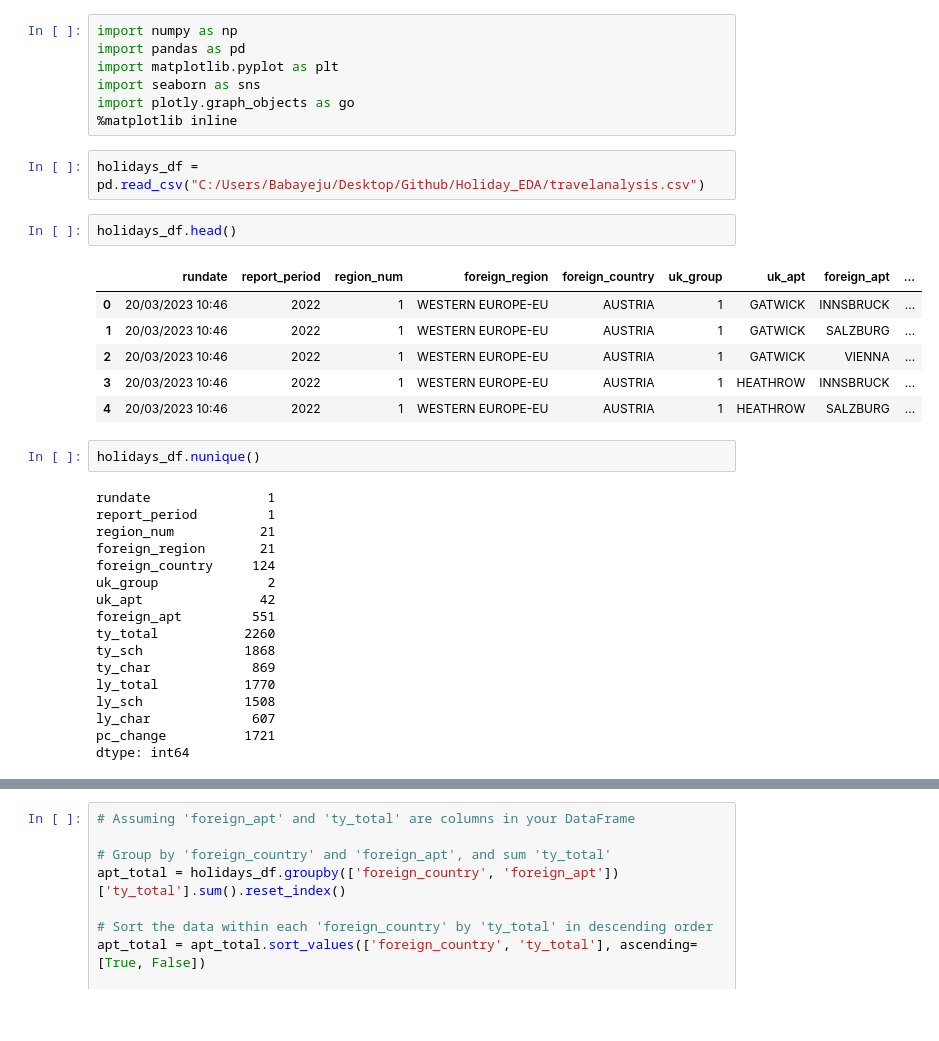
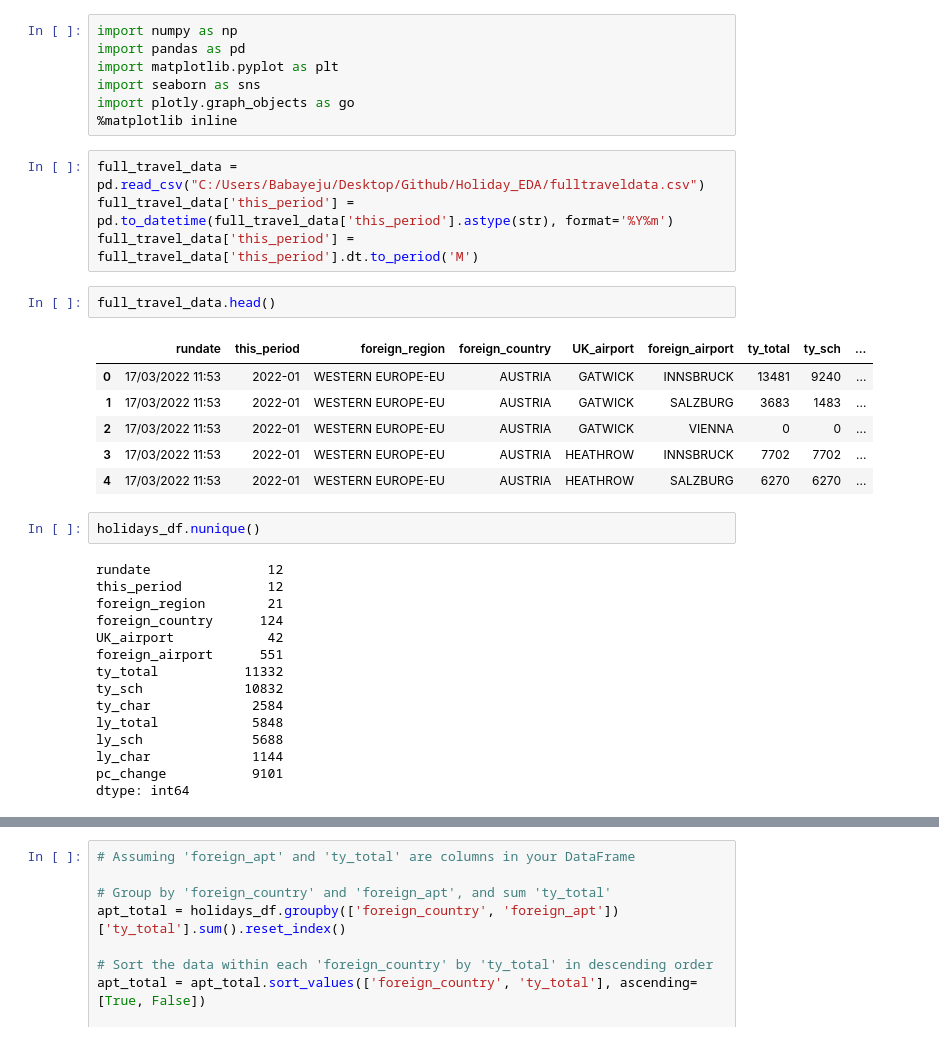
Before and after one commit to ot-babs/Holiday_EDA, a Jupyter notebook: Holiday_EDA.ipynb, the cells around one changed output, grey strips where cells are left out. Saved outputs shown, nothing was run; the diff lists cells and outputs as text; blank space fills up the shorter version.

```diff
--- a/Holiday_EDA.ipynb
+++ b/Holiday_EDA.ipynb
@@ -6,32 +6,32 @@ import seaborn as sns
 import plotly.graph_objects as go
 %matplotlib inline
 # %%
-holidays_df = pd.read_csv("C:/Users/Babayeju/Desktop/Github/Holiday_EDA/travelanalysis.csv")
+full_travel_data = pd.read_csv("C:/Users/Babayeju/Desktop/Github/Holiday_EDA/fulltraveldata.csv")
+full_travel_data['this_period'] = pd.to_datetime(full_travel_data['this_period'].astype(str), format='%Y%m')
+full_travel_data['this_period'] = full_travel_data['this_period'].dt.to_period('M')
 # %%
-holidays_df.head()
+full_travel_data.head()
 # %% [output]
-|  | rundate | report_period | region_num | foreign_region | foreign_country | uk_group | uk_apt | foreign_apt | ... |
-| 0 | 20/03/2023 10:46 | 2022 | 1 | WESTERN EUROPE-EU | AUSTRIA | 1 | GATWICK | INNSBRUCK | ... |
-| 1 | 20/03/2023 10:46 | 2022 | 1 | WESTERN EUROPE-EU | AUSTRIA | 1 | GATWICK | SALZBURG | ... |
-| 2 | 20/03/2023 10:46 | 2022 | 1 | WESTERN EUROPE-EU | AUSTRIA | 1 | GATWICK | VIENNA | ... |
-| 3 | 20/03/2023 10:46 | 2022 | 1 | WESTERN EUROPE-EU | AUSTRIA | 1 | HEATHROW | INNSBRUCK | ... |
-| 4 | 20/03/2023 10:46 | 2022 | 1 | WESTERN EUROPE-EU | AUSTRIA | 1 | HEATHROW | SALZBURG | ... |
+|  | rundate | this_period | foreign_region | foreign_country | UK_airport | foreign_airport | ty_total | ty_sch | ... |
+| 0 | 17/03/2022 11:53 | 2022-01 | WESTERN EUROPE-EU | AUSTRIA | GATWICK | INNSBRUCK | 13481 | 9240 | ... |
+| 1 | 17/03/2022 11:53 | 2022-01 | WESTERN EUROPE-EU | AUSTRIA | GATWICK | SALZBURG | 3683 | 1483 | ... |
+| 2 | 17/03/2022 11:53 | 2022-01 | WESTERN EUROPE-EU | AUSTRIA | GATWICK | VIENNA | 0 | 0 | ... |
+| 3 | 17/03/2022 11:53 | 2022-01 | WESTERN EUROPE-EU | AUSTRIA | HEATHROW | INNSBRUCK | 7702 | 7702 | ... |
+| 4 | 17/03/2022 11:53 | 2022-01 | WESTERN EUROPE-EU | AUSTRIA | HEATHROW | SALZBURG | 6270 | 6270 | ... |
 # %%
 holidays_df.nunique()
 # %% [output]
-rundate               1
-report_period         1
-region_num           21
-foreign_region       21
-foreign_country     124
-uk_group              2
-uk_apt               42
-foreign_apt         551
-ty_total           2260
-ty_sch             1868
-ty_char             869
-ly_total           1770
-ly_sch             1508
-ly_char             607
-pc_change          1721
+rundate               12
+this_period           12
+foreign_region        21
+foreign_country      124
+UK_airport            42
+foreign_airport      551
+ty_total           11332
+ty_sch             10832
+ty_char             2584
+ly_total            5848
+ly_sch              5688
+ly_char             1144
+pc_change           9101
 dtype: int64
```
Also changed, not shown: parts of 4 cells of this notebook, 13 other files.
